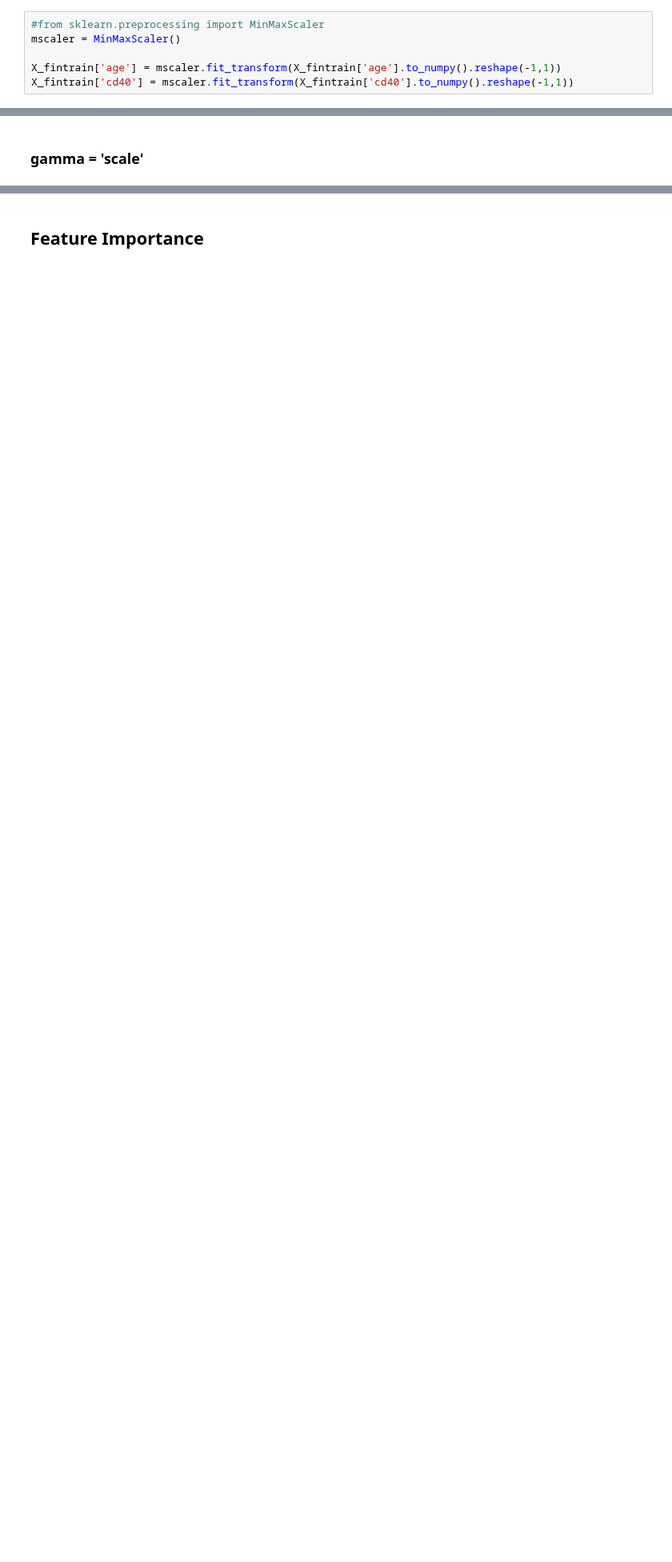
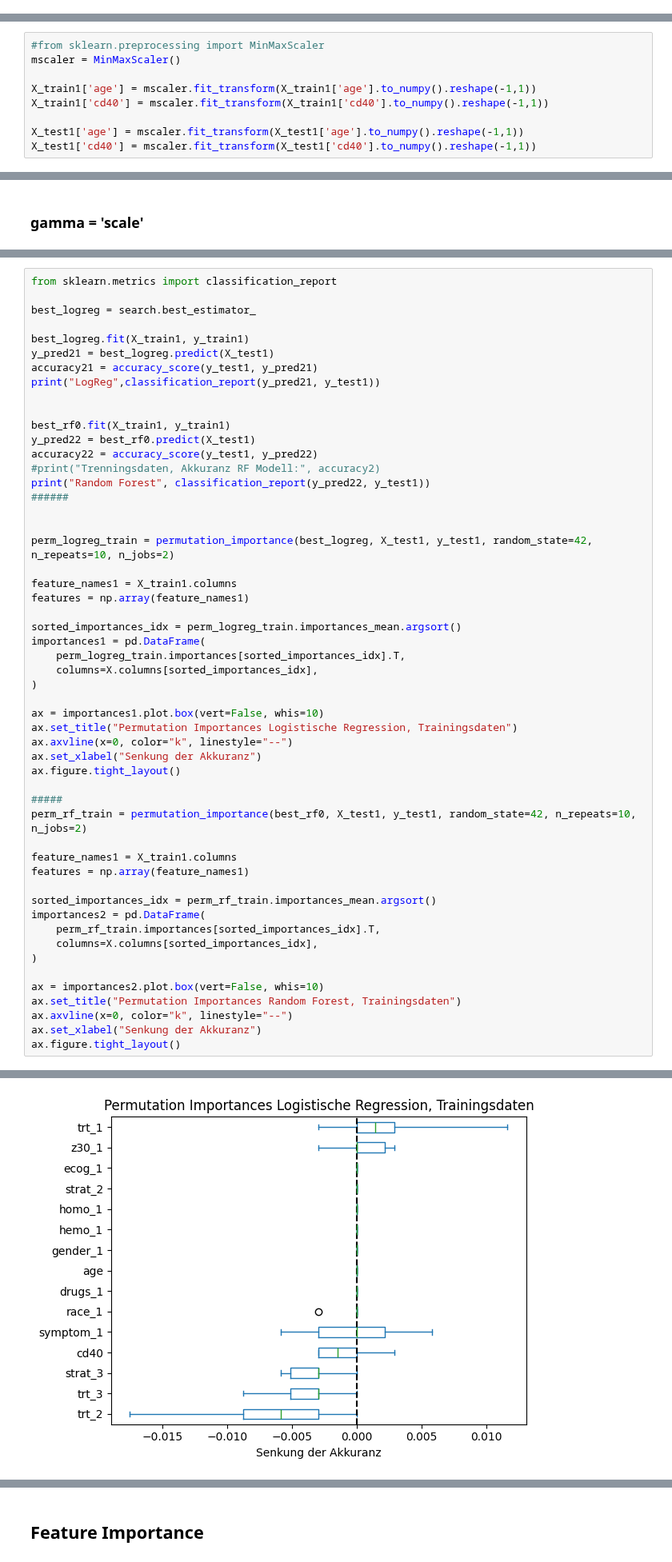
Before and after one commit to bogatyr-e/ml-prediction-aids, a Jupyter notebook: src/ml-survival-project.ipynb, the cells around one changed output, grey strips where cells are left out. Shown at 80% size. Cells and saved outputs as stored; diff of their text form; blank space fills up the shorter version.

```diff
--- a/src/ml-survival-project.ipynb
+++ b/src/ml-survival-project.ipynb
@@ -130,9 +115,3 @@ Schöner wäre es, den Scaler auf numerische Features zu fitten und über pipeli
-# %%
-#from sklearn.preprocessing import MinMaxScaler
-mscaler = MinMaxScaler()
-
-X_fintrain['age'] = mscaler.fit_transform(X_fintrain['age'].to_numpy().reshape(-1,1))
-X_fintrain['cd40'] = mscaler.fit_transform(X_fintrain['cd40'].to_numpy().reshape(-1,1))
 # %% [markdown]
 # Erstellen des Validierungsdatensatzes
 
@@ -157,3 +148,12 @@ y_test1 = y_test.copy()
+# %%
+#from sklearn.preprocessing import MinMaxScaler
+mscaler = MinMaxScaler()
+
+X_train1['age'] = mscaler.fit_transform(X_train1['age'].to_numpy().reshape(-1,1))
+X_train1['cd40'] = mscaler.fit_transform(X_train1['cd40'].to_numpy().reshape(-1,1))
+
+X_test1['age'] = mscaler.fit_transform(X_test1['age'].to_numpy().reshape(-1,1))
+X_test1['cd40'] = mscaler.fit_transform(X_test1['cd40'].to_numpy().reshape(-1,1))
 # %% [markdown]
 # Hyperparameter
 
@@ -520,0 +330,54 @@ feature importance, Reihenfolge der Knoten, Aussagekraft der Prediction.
+# %%
+from sklearn.metrics import classification_report
+
+best_logreg = search.best_estimator_
+
+best_logreg.fit(X_train1, y_train1)
+y_pred21 = best_logreg.predict(X_test1)
+accuracy21 = accuracy_score(y_test1, y_pred21)
+print("LogReg",classification_report(y_pred21, y_test1))
+
+
+best_rf0.fit(X_train1, y_train1)
+y_pred22 = best_rf0.predict(X_test1)
+accuracy22 = accuracy_score(y_test1, y_pred22)
+#print("Trenningsdaten, Akkuranz RF Modell:", accuracy2)
+print("Random Forest", classification_report(y_pred22, y_test1))
+######
+
+
+perm_logreg_train = permutation_importance(best_logreg, X_test1, y_test1, random_state=42, n_repeats=10, n_jobs=2)
+
+feature_names1 = X_train1.columns
+features = np.array(feature_names1)
+
+sorted_importances_idx = perm_logreg_train.importances_mean.argsort()
+importances1 = pd.DataFrame(
+    perm_logreg_train.importances[sorted_importances_idx].T,
+    columns=X.columns[sorted_importances_idx],
+)
+
+ax = importances1.plot.box(vert=False, whis=10)
+ax.set_title("Permutation Importances Logistische Regression, Trainingsdaten")
+ax.axvline(x=0, color="k", linestyle="--")
+ax.set_xlabel("Senkung der Akkuranz")
+ax.figure.tight_layout()
+
+#####
+perm_rf_train = permutation_importance(best_rf0, X_test1, y_test1, random_state=42, n_repeats=10, n_jobs=2)
+
+feature_names1 = X_train1.columns
+features = np.array(feature_names1)
+
+sorted_importances_idx = perm_rf_train.importances_mean.argsort()
+importances2 = pd.DataFrame(
+    perm_rf_train.importances[sorted_importances_idx].T,
+    columns=X.columns[sorted_importances_idx],
+)
+
+ax = importances2.plot.box(vert=False, whis=10)
+ax.set_title("Permutation Importances Random Forest, Trainingsdaten")
+ax.axvline(x=0, color="k", linestyle="--")
+ax.set_xlabel("Senkung der Akkuranz")
+ax.figure.tight_layout()
+# %% [output]
@@ -520,0 +401 @@ feature importance, Reihenfolge der Knoten, Aussagekraft der Prediction.
+[figure, added]
```
Also changed, not shown: parts of 81 cells of this notebook, 1 other file.
